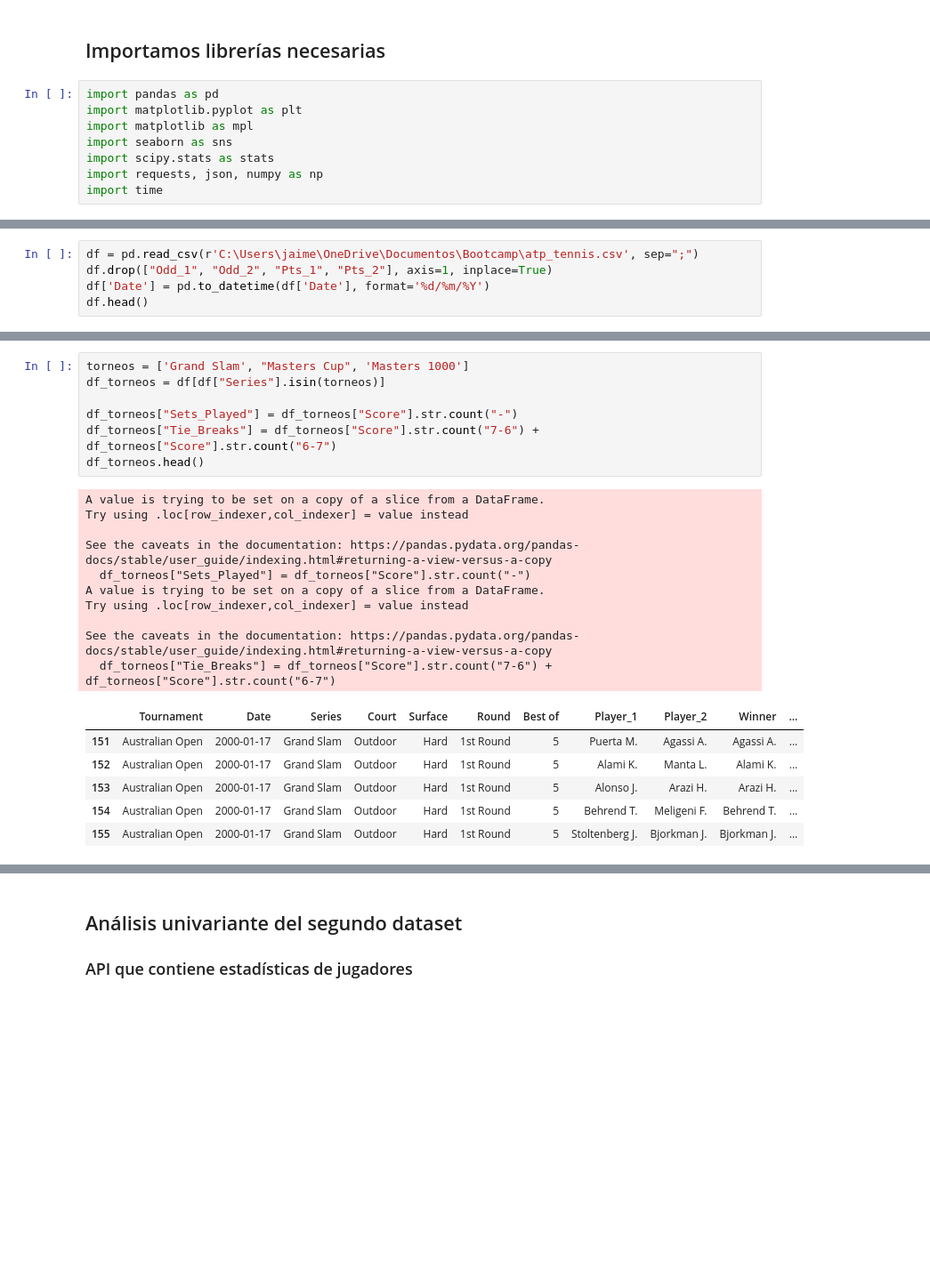
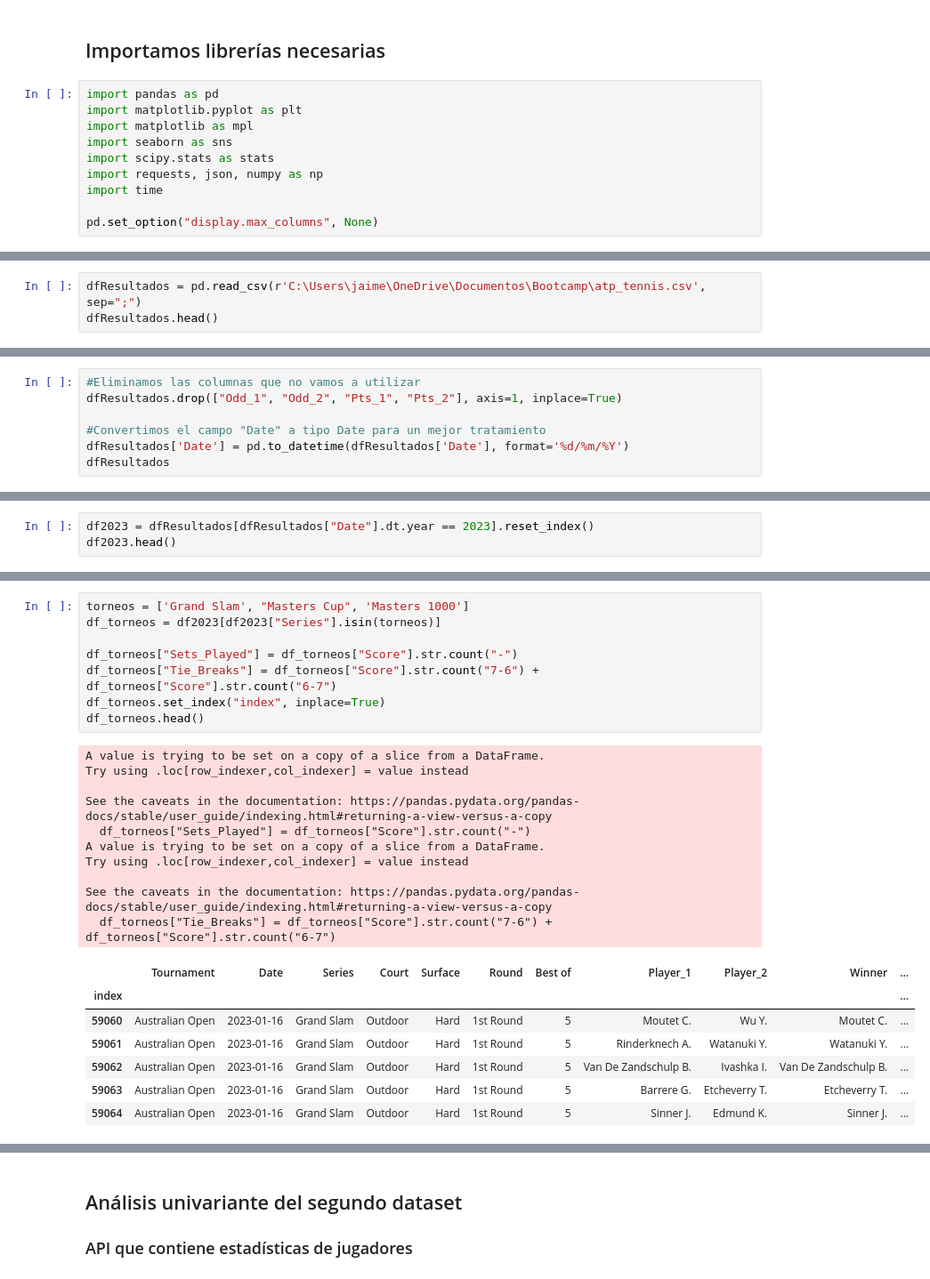
Before and after one commit to jmayordomom/EDA_TennisStadistics, a Jupyter notebook: EDA_JaimeMayordomoMoreno.ipynb, the cells around one changed output, grey strips where cells are left out. Shown at 89% size. Saved outputs shown, nothing was run; the diff lists cells and outputs as text; blank space fills up the shorter version.

```diff
--- a/EDA_JaimeMayordomoMoreno.ipynb
+++ b/EDA_JaimeMayordomoMoreno.ipynb
@@ -14,4 +14,6 @@ import seaborn as sns
 import scipy.stats as stats
 import requests, json, numpy as np
 import time
+
+pd.set_option("display.max_columns", None)
 # %% [markdown]
@@ -20,7 +24,5 @@ import time
 # %%
-df = pd.read_csv(r'C:\Users\jaime\OneDrive\Documentos\Bootcamp\atp_tennis.csv', sep=";")
-df.drop(["Odd_1", "Odd_2", "Pts_1", "Pts_2"], axis=1, inplace=True)
-df['Date'] = pd.to_datetime(df['Date'], format='%d/%m/%Y')
-df.head()
+dfResultados = pd.read_csv(r'C:\Users\jaime\OneDrive\Documentos\Bootcamp\atp_tennis.csv', sep=";")
+dfResultados.head()
 # %% [output]
 |  | Tournament | Date | Series | Court | Surface | Round | Best of | Player_1 | Player_2 | Winner | ... |
@@ -31,0 +97,7 @@ df.head()
+# %%
+#Eliminamos las columnas que no vamos a utilizar
+dfResultados.drop(["Odd_1", "Odd_2", "Pts_1", "Pts_2"], axis=1, inplace=True)
+
+#Convertimos el campo "Date" a tipo Date para un mejor tratamiento
+dfResultados['Date'] = pd.to_datetime(dfResultados['Date'], format='%d/%m/%Y')
+dfResultados
@@ -31,0 +118,3 @@ df.head()
+# %%
+df2023 = dfResultados[dfResultados["Date"].dt.year == 2023].reset_index()
+df2023.head()
@@ -32,27 +128,29 @@ df.head()
 # %%
 torneos = ['Grand Slam', "Masters Cup", 'Masters 1000']
-df_torneos = df[df["Series"].isin(torneos)]
+df_torneos = df2023[df2023["Series"].isin(torneos)]
 
 df_torneos["Sets_Played"] = df_torneos["Score"].str.count("-")
 df_torneos["Tie_Breaks"] = df_torneos["Score"].str.count("7-6") + df_torneos["Score"].str.count("6-7")
+df_torneos.set_index("index", inplace=True)
 df_torneos.head()
 # %% [output]
 A value is trying to be set on a copy of a slice from a DataFrame.
 Try using .loc[row_indexer,col_indexer] = value instead
 
 See the caveats in the documentation: https://pandas.pydata.org/pandas-docs/stable/user_guide/indexing.html#returning-a-view-versus-a-copy
   df_torneos["Sets_Played"] = df_torneos["Score"].str.count("-")
 A value is trying to be set on a copy of a slice from a DataFrame.
 Try using .loc[row_indexer,col_indexer] = value instead
 
 See the caveats in the documentation: https://pandas.pydata.org/pandas-docs/stable/user_guide/indexing.html#returning-a-view-versus-a-copy
   df_torneos["Tie_Breaks"] = df_torneos["Score"].str.count("7-6") + df_torneos["Score"].str.count("6-7")
 |  | Tournament | Date | Series | Court | Surface | Round | Best of | Player_1 | Player_2 | Winner | ... |
-| 151 | Australian Open | 2000-01-17 | Grand Slam | Outdoor | Hard | 1st Round | 5 | Puerta M. | Agassi A. | Agassi A. | ... |
-| 152 | Australian Open | 2000-01-17 | Grand Slam | Outdoor | Hard | 1st Round | 5 | Alami K. | Manta L. | Alami K. | ... |
-| 153 | Australian Open | 2000-01-17 | Grand Slam | Outdoor | Hard | 1st Round | 5 | Alonso J. | Arazi H. | Arazi H. | ... |
-| 154 | Australian Open | 2000-01-17 | Grand Slam | Outdoor | Hard | 1st Round | 5 | Behrend T. | Meligeni F. | Behrend T. | ... |
-| 155 | Australian Open | 2000-01-17 | Grand Slam | Outdoor | Hard | 1st Round | 5 | Stoltenberg J. | Bjorkman J. | Bjorkman J. | ... |
+| index |  |  |  |  |  |  |  |  |  |  | ... |
+| 59060 | Australian Open | 2023-01-16 | Grand Slam | Outdoor | Hard | 1st Round | 5 | Moutet C. | Wu Y. | Moutet C. | ... |
+| 59061 | Australian Open | 2023-01-16 | Grand Slam | Outdoor | Hard | 1st Round | 5 | Rinderknech A. | Watanuki Y. | Watanuki Y. | ... |
+| 59062 | Australian Open | 2023-01-16 | Grand Slam | Outdoor | Hard | 1st Round | 5 | Van De Zandschulp B. | Ivashka I. | Van De Zandschulp B. | ... |
+| 59063 | Australian Open | 2023-01-16 | Grand Slam | Outdoor | Hard | 1st Round | 5 | Barrere G. | Etcheverry T. | Etcheverry T. | ... |
+| 59064 | Australian Open | 2023-01-16 | Grand Slam | Outdoor | Hard | 1st Round | 5 | Sinner J. | Edmund K. | Sinner J. | ... |
 # %%
 df_torneos.info()
 # %% [output]
```
Also changed, not shown: parts of 31 cells of this notebook.
